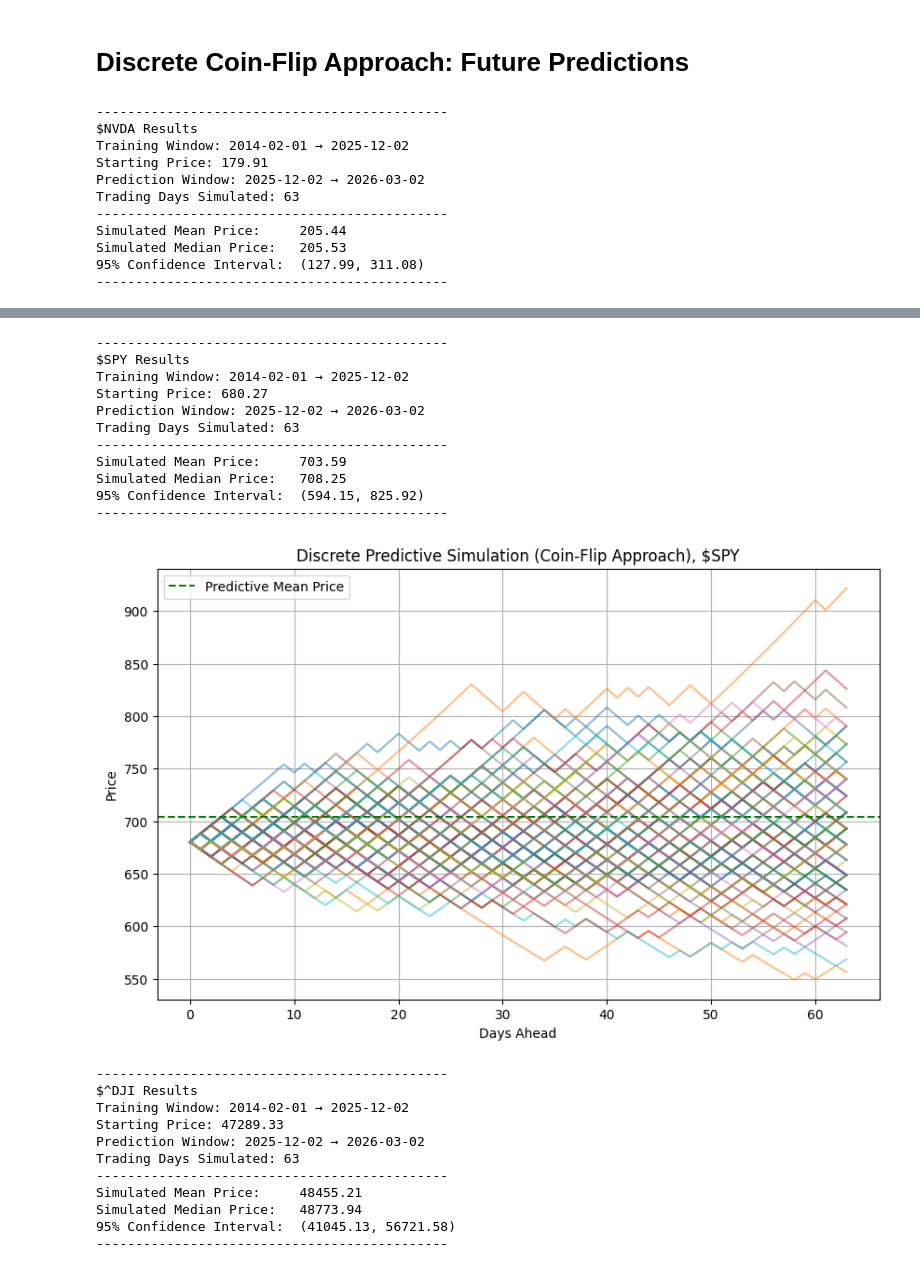
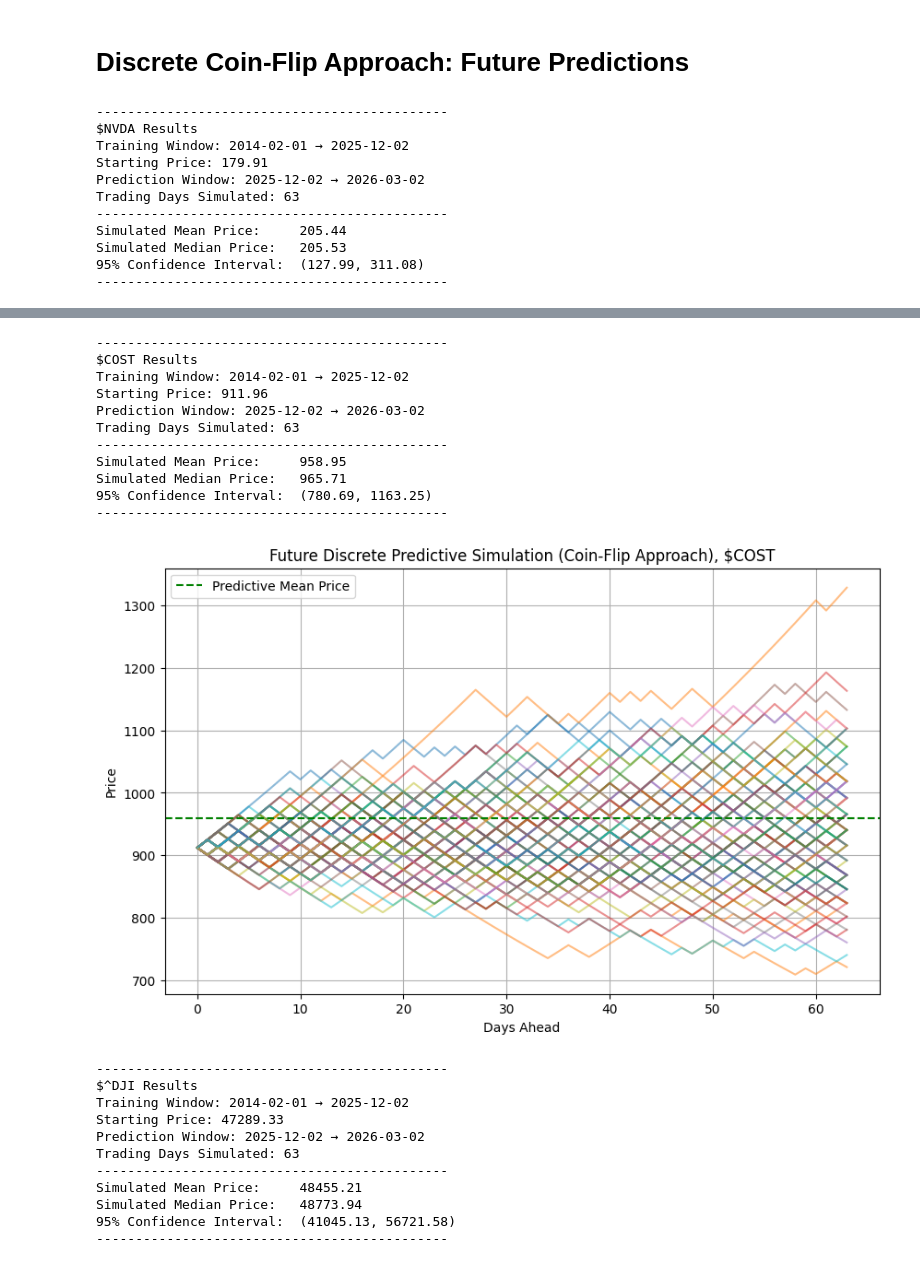
Before and after one commit to raihann1/Monte-Carlo-Stock-Pricing, a Jupyter notebook: sim_prices.ipynb, the cells around one changed output, grey strips where cells are left out. Saved outputs shown, nothing was run; the diff lists cells and outputs as text; code cells hidden in the pictures.

```diff
--- a/sim_prices.ipynb
+++ b/sim_prices.ipynb
@@ -9,7 +9,7 @@ import pandas as pd
 import yfinance as yf
 import matplotlib.pyplot as plt
 
-tickers = ["NVDA", "SPY", "^DJI", "WMT"]
+tickers = ["NVDA", "COST", "^DJI", "SPY", "RBLX"]
 all_params = {}
 # Historical training window
 train_start = "2014-02-01"
@@ -174,7 +187,7 @@ Simulated Median Price:   104.58
 # %% [markdown]
 # Discrete Coin-Flip Approach: Future Predictions
 # %%
-tickers = ["NVDA", "SPY", "^DJI", "WMT"]
+tickers = ["NVDA", "COST", "^DJI", "SPY", "RBLX"]
 all_params = {}
 # Historical training window
 train_start = "2014-02-01"
@@ -276,15 +289,15 @@ Simulated Median Price:   205.53
 ---------------------------------------------
-$SPY Results
+$COST Results
 Training Window: 2014-02-01 → 2025-12-02
-Starting Price: 680.27
+Starting Price: 911.96
 Prediction Window: 2025-12-02 → 2026-03-02
 Trading Days Simulated: 63
 ---------------------------------------------
-Simulated Mean Price:     703.59
-Simulated Median Price:   708.25
-95% Confidence Interval:  (594.15, 825.92)
+Simulated Mean Price:     958.95
+Simulated Median Price:   965.71
+95% Confidence Interval:  (780.69, 1163.25)
 ---------------------------------------------
-[figure, old version]
+[figure, new version]
 ---------------------------------------------
 $^DJI Results
 Training Window: 2014-02-01 → 2025-12-02
```
Also changed, not shown: parts of 2 cells of this notebook.
